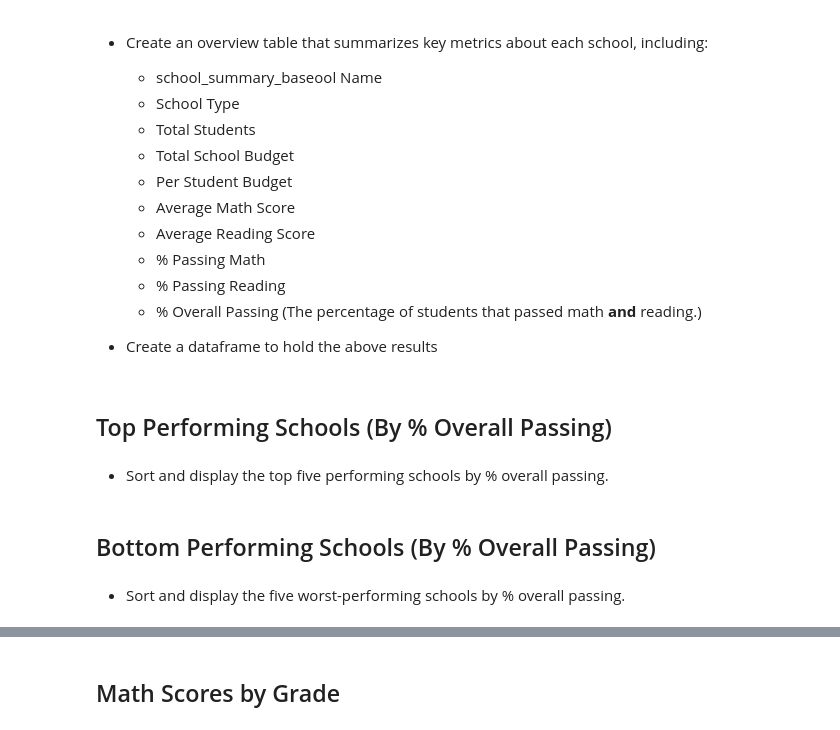
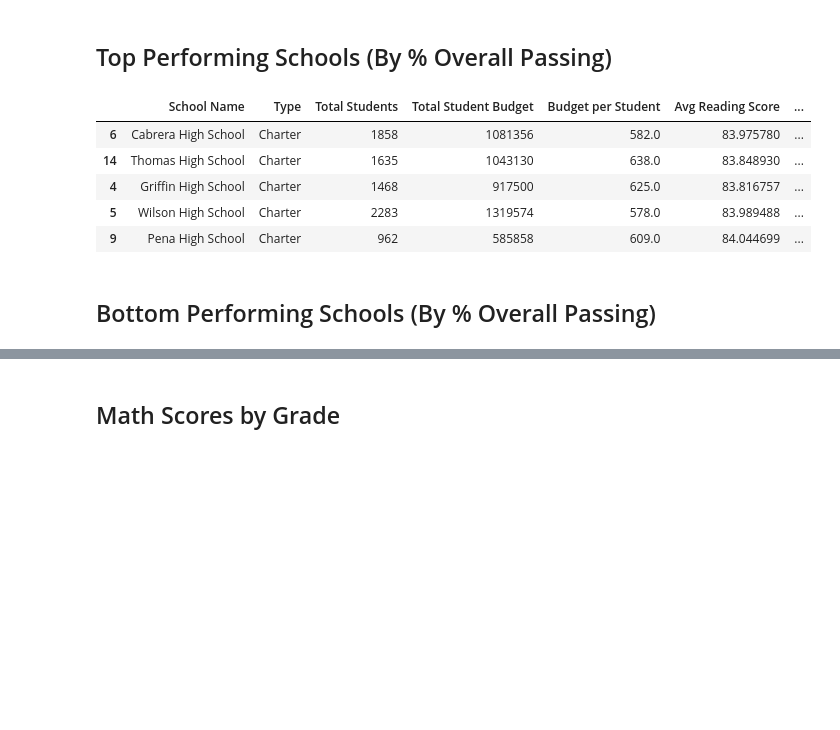
Before and after one commit to eclevela-1234/Pandas_Challenge, a Jupyter notebook: PyCitySchools/PyCitySchoolsFinal.ipynb, the cells around one changed output, grey strips where cells are left out. Drawn from its saved outputs; the diff is of its cells as text; code cells hidden in the pictures; blank space fills up the shorter version.

Commit message:
added sorted summary tables

```diff
--- a/PyCitySchools/PyCitySchoolsFinal.ipynb
+++ b/PyCitySchools/PyCitySchoolsFinal.ipynb
@@ -359,25 +361,18 @@ school_summary_base
 | 12 | Johnson High School | District | 4761 | 3094650 | 650.0 | 80.966394 | ... |
 | 13 | Ford High School | District | 2739 | 1763916 | 644.0 | 80.746258 | ... |
 | 14 | Thomas High School | Charter | 1635 | 1043130 | 638.0 | 83.848930 | ... |
-# %% [markdown]
-* Create an overview table that summarizes key metrics about each school, including:
-  * school_summary_baseool Name
-  * School Type
-  * Total Students
-  * Total School Budget
-  * Per Student Budget
-  * Average Math Score
-  * Average Reading Score
-  * % Passing Math
-  * % Passing Reading
-  * % Overall Passing (The percentage of students that passed math **and** reading.)
-
-* Create a dataframe to hold the above results
 # %% [markdown]
-## Top Performing Schools (By % Overall Passing)
+ ## Top Performing Schools (By % Overall Passing)
-# %% [markdown]
-* Sort and display the top five performing schools by % overall passing.
+# %%
+# sort by overall passing descending
+top_sorted_overall_passing = school_summary_base.sort_values("Passing Both %", ascending=False)
+top_sorted_overall_passing.head(5)
+# %% [output]
+|  | School Name | Type | Total Students | Total Student Budget | Budget per Student | Avg Reading Score | ... |
+| 6 | Cabrera High School | Charter | 1858 | 1081356 | 582.0 | 83.975780 | ... |
+| 14 | Thomas High School | Charter | 1635 | 1043130 | 638.0 | 83.848930 | ... |
+| 4 | Griffin High School | Charter | 1468 | 917500 | 625.0 | 83.816757 | ... |
+| 5 | Wilson High School | Charter | 2283 | 1319574 | 578.0 | 83.989488 | ... |
+| 9 | Pena High School | Charter | 962 | 585858 | 609.0 | 84.044699 | ... |
 # %% [markdown]
 ## Bottom Performing Schools (By % Overall Passing)
-# %% [markdown]
-* Sort and display the five worst-performing schools by % overall passing.
```
Also changed, not shown: parts of 3 cells of this notebook.
